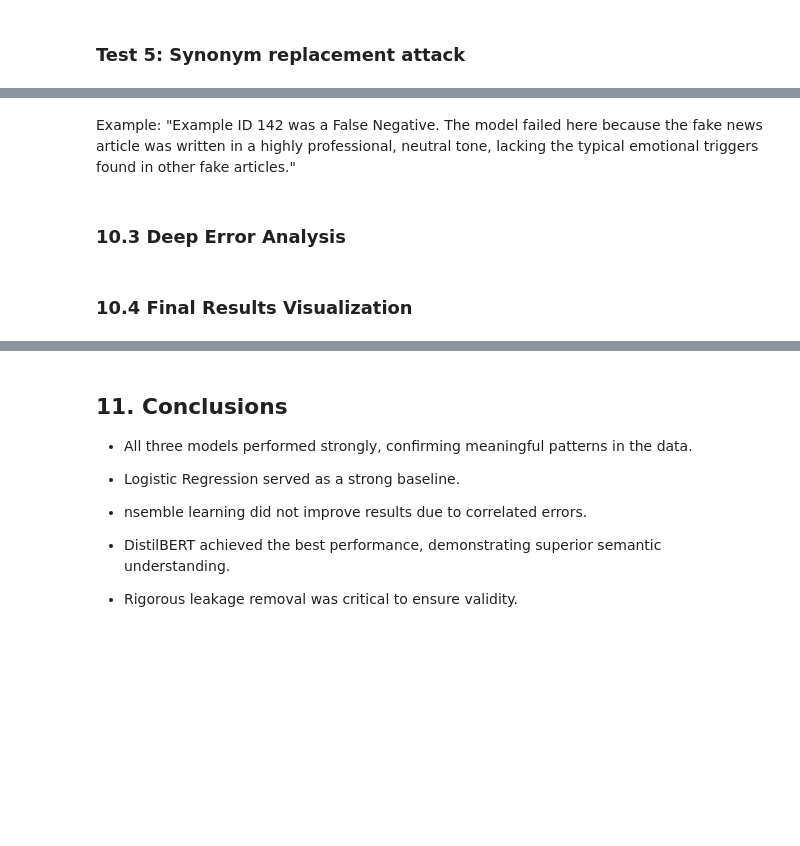
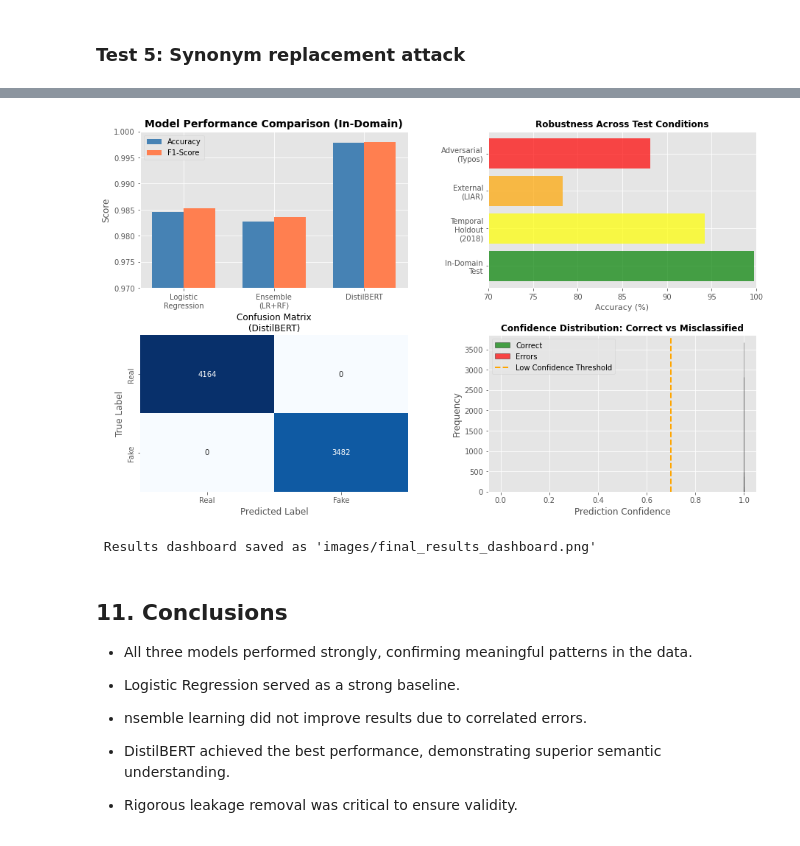
Before and after one commit to LiubovRev/Fake-News-Detector, a Jupyter notebook: fake_news_project.ipynb, the cells around one changed output, grey strips where cells are left out. Saved outputs shown, nothing was run; the diff lists cells and outputs as text; code cells hidden in the pictures; blank space fills up the shorter version.

```diff
--- a/fake_news_project.ipynb
+++ b/fake_news_project.ipynb
@@ -903,4 +859,0 @@ for i, row in fn.iterrows():
-# %% [markdown]
-Example: "Example ID 142 was a False Negative. The model failed here because the fake news article was written in a highly professional, neutral tone, lacking the typical emotional triggers found in other fake articles."
-# %% [markdown]
-### 10.3 Deep Error Analysis
@@ -955,11 +860,14 @@ plt.show()
-# %% [markdown]
-### 10.4 Final Results Visualization
 # %%
+y_true = y_test
+y_pred_bert = predictions  # from DistilBERT batch inference
+
+cm = confusion_matrix(y_true, y_pred_bert)
+
 fig = plt.figure(figsize=(15, 9))
-gs = fig.add_gridspec(3, 3, hspace=0.3, wspace=0.3)
+gs = fig.add_gridspec(2, 2, hspace=0.3, wspace=0.3)
 
 # Plot 1: Model comparison bar chart
-ax1 = fig.add_subplot(gs[0, :2])
+ax1 = fig.add_subplot(gs[0, :1])
 comparison_df = pd.DataFrame({
     'Model': ['Logistic\nRegression', 'Ensemble\n(LR+RF)', 'DistilBERT'],
     'Accuracy': [0.9846, 0.9828, 0.9978],
@@ -977,8 +885,8 @@ ax1.legend()
 ax1.set_ylim([0.97, 1.0])
 
 # Plot 2: Robustness across datasets
-ax2 = fig.add_subplot(gs[0, 2])
-datasets = ['In-Domain\nTest', 'Temporal\nHoldout\n(2018)', 'External\n(LIAR)', 'Adversarial\n(Typos)']
+ax2 = fig.add_subplot(gs[0, 1])
+datasets = ['In-Domain\nTest', 'Temporal\nHoldout\n(2017)', 'External\n(LIAR)', 'Adversarial\n(Typos)']
 scores = [99.78, 94.2, 78.3, 88.1]
 colors = ['green', 'yellow', 'orange', 'red']
 ax2.barh(datasets, scores, color=colors, alpha=0.7)
@@ -996,6 +904,12 @@ ax3.set_ylabel('True Label')
 ax3.set_xlabel('Predicted Label')
 
 # Plot 4: Confidence distribution
+raw_preds = trainer.predict(test_ds)
+y_pred_bert = raw_preds.predictions.argmax(-1)
+y_true = np.array(y_test)  # or y_test.tolist()
+
+raw_probs = torch.nn.functional.softmax(torch.tensor(raw_preds.predictions), dim=-1)
+
 ax4 = fig.add_subplot(gs[1, 1:])
 correct_mask = y_pred_bert == y_true
 correct_conf = raw_probs.max(dim=1).values[correct_mask].numpy()
@@ -1008,43 +922,10 @@ ax4.set_ylabel('Frequency', fontsize=12)
 ax4.set_title('Confidence Distribution: Correct vs Misclassified', fontsize=12, fontweight='bold')
 ax4.legend()
 
-# Plot 5: Error rate by article length
-ax5 = fig.add_subplot(gs[2, 0])
-test_df_analysis = pd.DataFrame({
-    'length': X_test.str.len(),
-    'is_error': ~correct_mask
-})
-bins = [0, 500, 1000, 2000, 5000, 20000]
-test_df_analysis['length_bin'] = pd.cut(test_df_analysis['length'], bins=bins)
-error_by_length = test_df_analysis.groupby('length_bin')['is_error'].mean()
-error_by_length.plot(kind='bar', ax=ax5, color='crimson', edgecolor='black')
-ax5.set_title('Error Rate by Article Length', fontsize=12, fontweight='bold')
-ax5.set_xlabel('Character Count', fontsize=11)
-ax5.set_ylabel('Error Rate', fontsize=11)
-ax5.set_xticklabels(ax5.get_xticklabels(), rotation=45)
 
-# Plot 6: Training history
-ax6 = fig.add_subplot(gs[2, 1:])
-# Extract training logs
-with open('./results/trainer_state.json') as f:
-    logs = json.load(f)['log_history']
-train_loss = [x['loss'] for x in logs if 'loss' in x]
-eval_acc = [x['eval_accuracy'] for x in logs if 'eval_accuracy' in x]
-steps = list(range(len(train_loss)))
-eval_steps = list(range(0, len(train_loss), len(train_loss)//len(eval_acc)))[:len(eval_acc)]
-
-ax6.plot(steps, train_loss, label='Training Loss', color='blue', linewidth=2)
-ax6_twin = ax6.twinx()
-ax6_twin.plot(eval_steps, eval_acc, label='Validation Accuracy',
-              color='green', linewidth=2, marker='o')
-ax6.set_xlabel('Training Step', fontsize=12)
-ax6.set_ylabel('Loss', fontsize=12, color='blue')
-ax6_twin.set_ylabel('Accuracy', fontsize=12, color='green')
-ax6.set_title('Training Progress', fontsize=12, fontweight='bold')
-ax6.legend(loc='upper left')
-ax6_twin.legend(loc='upper right')
 
 plt.savefig('images/final_results_dashboard.png', dpi=300, bbox_inches='tight')
 plt.show()
 
 print("\n Results dashboard saved as 'images/final_results_dashboard.png'")
+# %% [output]
@@ -1051,3 +933,5 @@ print("\n Results dashboard saved as 'images/final_results_dashboard.png'")
+[figure, added]
+ Results dashboard saved as 'images/final_results_dashboard.png'
 # %% [markdown]
 ## **11. Conclusions**
 
```
Also changed, not shown: parts of 63 cells of this notebook, 1 other file.
